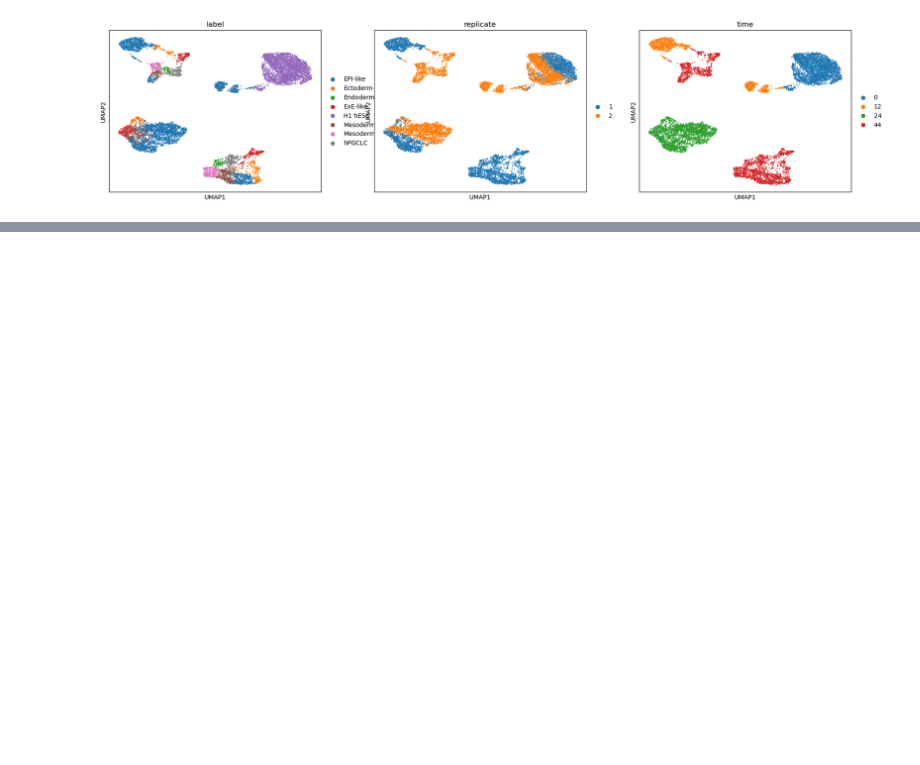
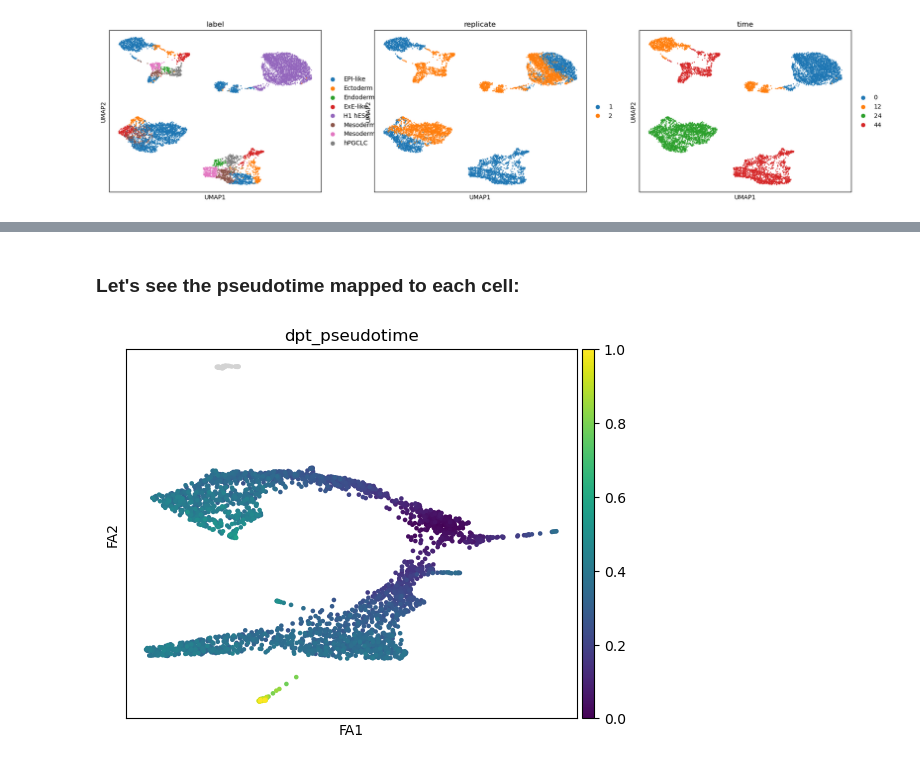
Before and after one commit to warmflasha/LecturesF23, a Jupyter notebook: Lecture13.ipynb, the cells around one changed output, grey strips where cells are left out. Drawn from its saved outputs; the diff is of its cells as text; code cells hidden in the pictures; blank space fills up the shorter version.

```diff
--- a/Lecture13.ipynb
+++ b/Lecture13.ipynb
@@ -68,0 +112,2 @@ sc.pl.umap(adata, color = ["label","replicate","time"])
+# %%
+adata.uns['iroot'] = np.flatnonzero(adata.obs['paul15_clusters'] == '7MEP')[0]
@@ -68,0 +118,6 @@ sc.pl.umap(adata, color = ["label","replicate","time"])
+# %% [markdown]
+### Let's see the pseudotime mapped to each cell:
+# %%
+sc.pl.draw_graph(adata,color = 'dpt_pseudotime')
+# %% [output]
+[figure, added]
```
Also changed, not shown: parts of 35 cells of this notebook, 5 other files.
